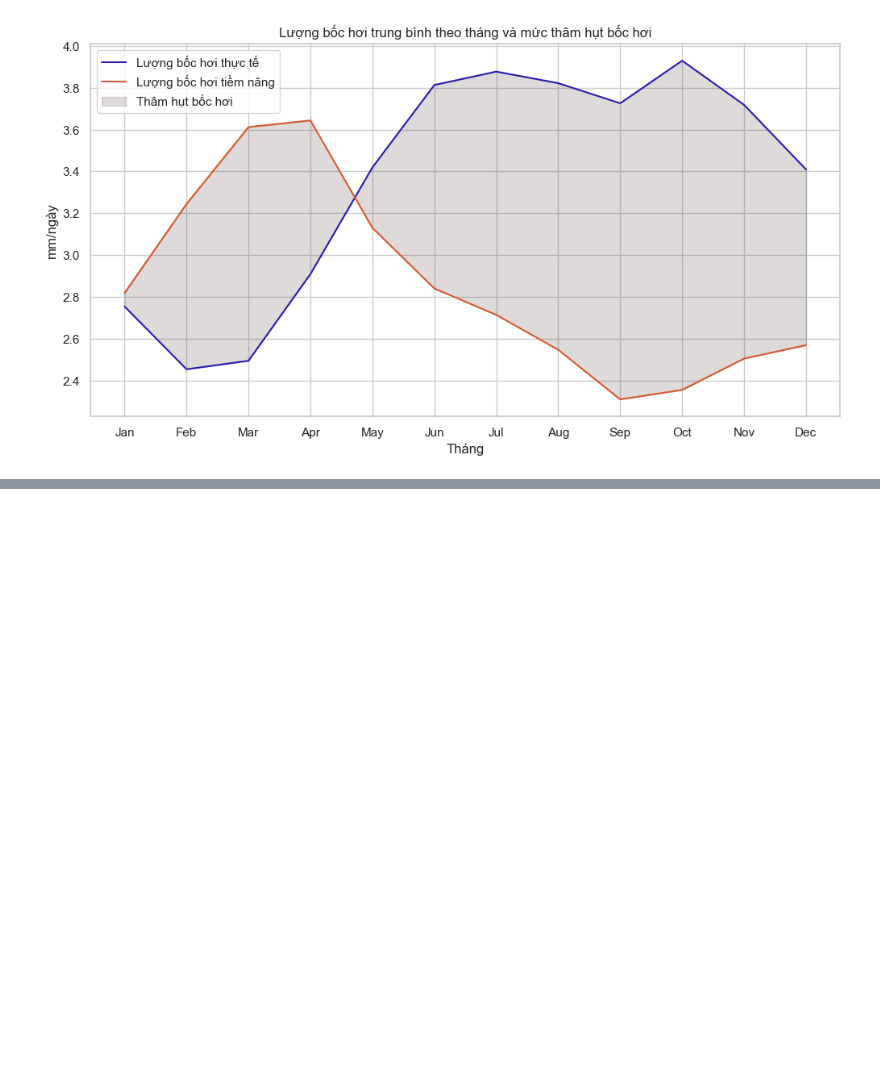
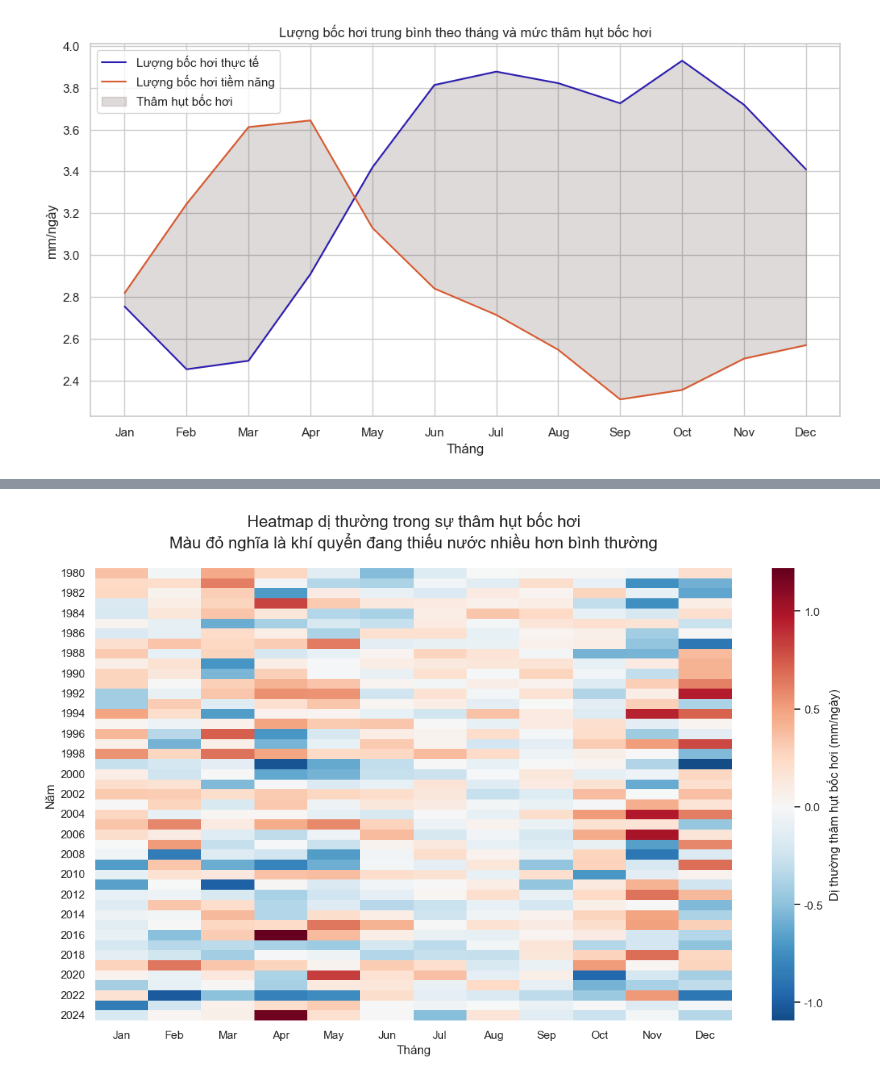
Before and after one commit to hnahtneyugn/climate-analysis-and-prediction, a Jupyter notebook: scripts/06_evaporation.ipynb, the cells around one changed output, grey strips where cells are left out. Cells and saved outputs as stored; diff of their text form; code cells hidden in the pictures; blank space fills up the shorter version.

```diff
--- a/scripts/06_evaporation.ipynb
+++ b/scripts/06_evaporation.ipynb
@@ -169,0 +221,34 @@ ax.legend()
+# %%
+# Resample daily deficit to monthly means
+df_monthly_def = df_daily_idx['def'].resample('MS').mean().to_frame()
+df_monthly_def['month'] = df_monthly_def.index.month
+df_monthly_def['year'] = df_monthly_def.index.year
+
+# Calculate climatology for deficit (mean of each month across all years)
+def_clim = df_monthly_def.groupby('month')['def'].mean()
+
+# Subtract climatology to get the anomaly
+df_monthly_def['def_anom'] = df_monthly_def.apply(
+    lambda row: row['def'] - def_clim[row['month']], axis=1
+)
+
+# Pivot for the heatmap: Rows = Year, Columns = Month
+heatmap_data = df_monthly_def.pivot(index="year", columns="month", values="def_anom")
+
+plt.figure(figsize=(14, 8))
+
+# Use RdBu_r (Red = Positive/Dryer, Blue = Negative/Wetter)
+sns.heatmap(heatmap_data, cmap="RdBu_r",
+            center=0,
+            cbar_kws={'label': 'Dị thường thâm hụt bốc hơi (mm/ngày)'},
+            annot=False)
+
+plt.title("Heatmap dị thường trong sự thâm hụt bốc hơi\nMàu đỏ nghĩa là khí quyển đang thiếu nước nhiều hơn bình thường",
+          fontsize=16, pad=20)
+plt.xlabel("Tháng")
+plt.ylabel("Năm")
+plt.xticks(ticks=np.arange(0.5, 12.5), labels=["Jan","Feb","Mar","Apr","May","Jun","Jul","Aug","Sep","Oct","Nov","Dec"])
+
+plt.show()
+# %% [output]
+[figure, added]
```
Also changed, not shown: parts of 14 cells of this notebook, 2 other files.
